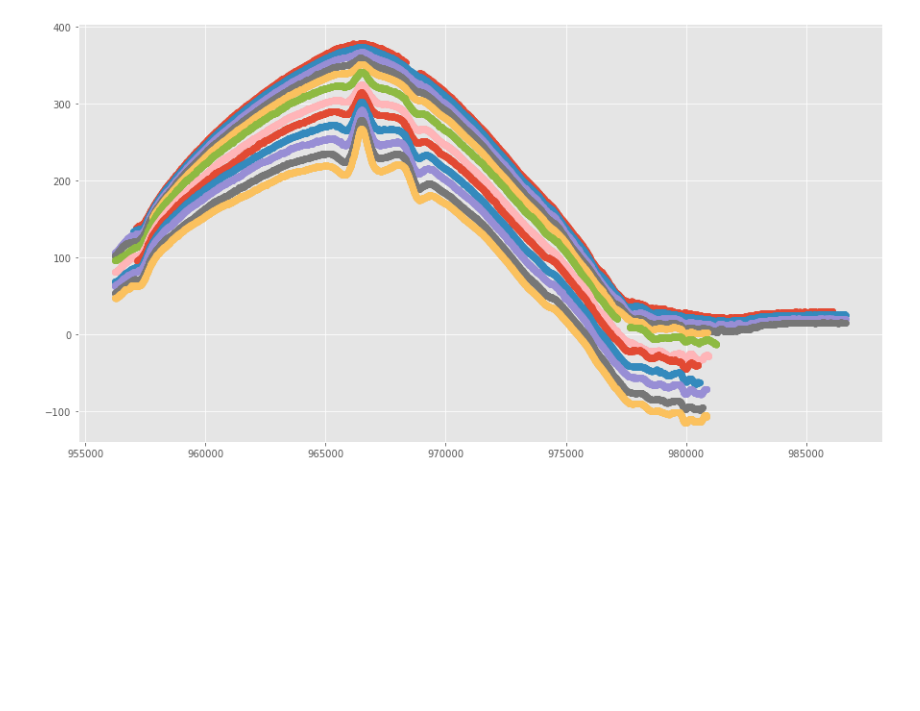
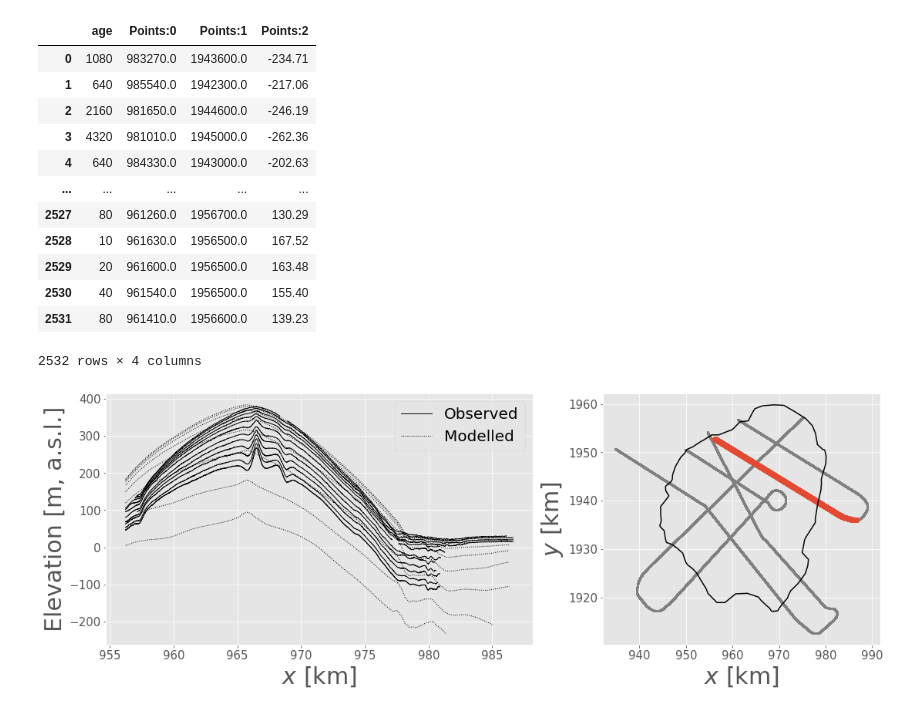
Before and after one commit to henryclara/DerwaelAccompanyingCode, a Jupyter notebook: StratigraphyComparison.ipynb, the cells around one changed output. Saved outputs shown, nothing was run; the diff lists cells and outputs as text; code cells hidden in the pictures; blank space fills up the shorter version.

```diff
--- a/StratigraphyComparison.ipynb
+++ b/StratigraphyComparison.ipynb
@@ -17,6 +17,7 @@ style.use('ggplot') or plt.style.use('ggplot')
 # %%
 # Read in the observed stratigraphy data
 
-dfs = {}
+radardata = {}
 for i in range(1,8):
-    dfs['data' + str(i)] = pd.read_csv('../Data/AdjustedRadarStatigraphy/RadarSegment' + str(i) + '.csv', sep=",")
+    radardata['data' + str(i)] = pd.read_csv('../Data/AdjustedRadarStatigraphy/Observed/RadarSegment' + str(i) + '.csv', sep=",")
+radardata
@@ -22,0 +42,9 @@ for i in range(1,8):
+# %%
+# Read in the full radar lines
+
+dataXY = pd.read_csv('../Data/AdjustedRadarStatigraphy/DepthAdjustedStratigraphyElevation.csv', sep=",")
+
+# Record the corss-section index ranges
+
+CSs = {'CS1' : [0, 5200], 'CS2' : [6200, 12000], 'CS3' : [12100, 15500], 'CS4' : [17500, 22700], \
+       'CS5' : [25000, 32500], 'CS6' : [32700, 40000], 'CS7' : [41700, 51500]}
@@ -23,3 +68,8 @@ for i in range(1,8):
+# %%
+# Define the ages
+
+ages = [10, 20, 40, 80, 160, 320, 640, 1280, 5120]
+#ages = [0, 50, 100, 150, 200, 250, 300, 350, 400, 450, 500, 550, 600, 650, 700]
 # %%
 # Plot the first set of data
 
@@ -31,11 +106,52 @@ for i in range(1,13):
+# %%
+data
+# %% [output]
+|  | age | Points:0 | Points:1 | Points:2 |
+| 0 | 1080 | 983270.0 | 1943600.0 | -234.71 |
+| 1 | 640 | 985540.0 | 1942300.0 | -217.06 |
+| 2 | 2160 | 981650.0 | 1944600.0 | -246.19 |
+| 3 | 4320 | 981010.0 | 1945000.0 | -262.36 |
+| 4 | 640 | 984330.0 | 1943000.0 | -202.63 |
+| ... | ... | ... | ... | ... |
+| 2527 | 80 | 961260.0 | 1956700.0 | 130.29 |
+| 2528 | 10 | 961630.0 | 1956500.0 | 167.52 |
+| 2529 | 20 | 961600.0 | 1956500.0 | 163.48 |
+| 2530 | 40 | 961540.0 | 1956500.0 | 155.40 |
+| 2531 | 80 | 961410.0 | 1956600.0 | 139.23 |
+2532 rows × 4 columns
 # %%
 # Plot the second set of data
 
-fig, ax = plt.subplots(1,1, figsize=(15, 8))
+fig, ax = plt.subplots(1, 2, figsize=(18, 6), gridspec_kw={'width_ratios': [2, 1.3]})
 for i in range(1,13):
-    ax.scatter(dfs['data2']['psX'], dfs['data2']['StratElev' + str(i)])
+    ax[0].plot(radardata['data2']['psX']/1000, radardata['data2']['StratElev' + str(i)], color='black', linewidth=1)
+ax[0].plot(radardata['data2']['psX']/1000, radardata['data2']['StratElev' + str(i)], color='black', linewidth=1, label = 'Observed')
+
+for i in ages:
+    data = pd.read_csv('../Data/AdjustedRadarStatigraphy/BeforedsdtAdjustment/ModelledSegment2.csv', sep=",")
+    df = data.loc[data['age'] == i]
+    df = df.sort_values(by='Points:0')
+    ax[0].plot(df['Points:0']/1000, df['Points:2'], color='black', linestyle='dotted', linewidth=1)
+ax[0].plot(df['Points:0']/1000, df['Points:2'], color='black', linestyle='dotted', linewidth=1, label = 'Modelled')
+# Plot the radar lines in the horizontal
+
+i = 2
+
+ax[1].scatter(dataXY['psX']/1000, dataXY['psY']/1000, s=5, color='grey')
+ax[1].scatter(dataXY['psX'][CSs['CS' + str(i)][0]:CSs['CS' + str(i)][1]]/1000, dataXY['psY'][CSs['CS' + str(i)][0]:CSs['CS' + str(i)][1]]/1000)
+ax[1].plot(hull_pts[0], hull_pts[1], color='black')
+
+ax[0].set_xlabel('$x$ [km]', fontsize = 30)
+ax[0].set_ylabel('Elevation [m, a.s.l.]', fontsize = 30)
+ax[0].tick_params(axis='both', which='major', labelsize=15)
+ax[0].legend(fontsize = 20)
+ax[1].set_xlabel('$x$ [km]', fontsize = 30)
+ax[1].set_ylabel('$y$ [km]', fontsize = 30)
+ax[1].tick_params(axis='both', which='major', labelsize=15)
+
+fig.savefig('../Figures/StratigraphyComparison/StratigraphyComparison' + str(i) + '.jpg', format='jpg', dpi=700, bbox_inches = "tight")
 # %% [output]
-[figure, old version]
+[figure, new version]
 # %%
 # Plot the third set of data
 
```
Also changed, not shown: parts of 9 cells of this notebook, 43 other files.
